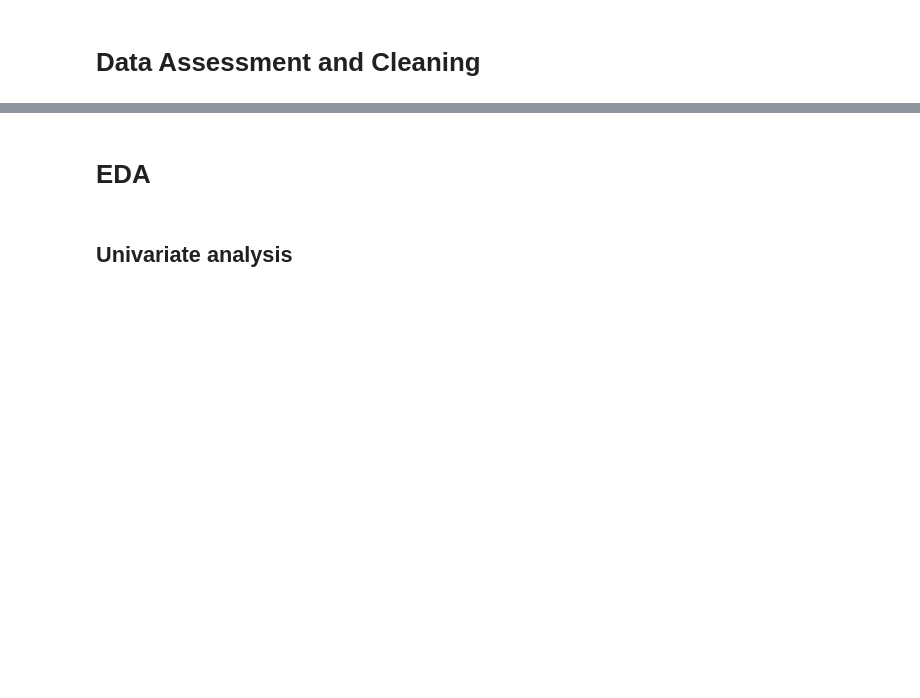
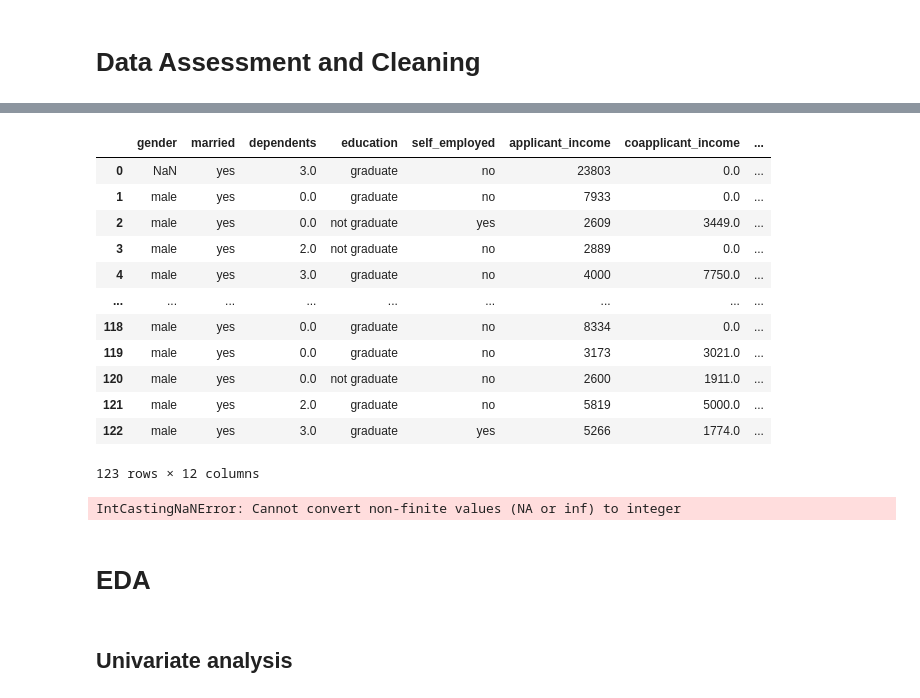
Before and after one commit to althaf-07/loan-sanction-prediction, a Jupyter notebook: notebooks/experimentation.ipynb, the cells around one changed output, grey strips where cells are left out. Drawn from its saved outputs; the diff is of its cells as text; code cells hidden in the pictures; blank space fills up the shorter version.

```diff
--- a/notebooks/experimentation.ipynb
+++ b/notebooks/experimentation.ipynb
@@ -38,6 +60,26 @@ from sklearn.tree import DecisionTreeClassifier
+# %%
+pd.read_csv("data/processed/test.csv")
+# %% [output]
+|  | gender | married | dependents | education | self_employed | applicant_income | coapplicant_income | ... |
+| 0 | NaN | yes | 3.0 | graduate | no | 23803 | 0.0 | ... |
+| 1 | male | yes | 0.0 | graduate | no | 7933 | 0.0 | ... |
+| 2 | male | yes | 0.0 | not graduate | yes | 2609 | 3449.0 | ... |
+| 3 | male | yes | 2.0 | not graduate | no | 2889 | 0.0 | ... |
+| 4 | male | yes | 3.0 | graduate | no | 4000 | 7750.0 | ... |
+| ... | ... | ... | ... | ... | ... | ... | ... | ... |
+| 118 | male | yes | 0.0 | graduate | no | 8334 | 0.0 | ... |
+| 119 | male | yes | 0.0 | graduate | no | 3173 | 3021.0 | ... |
+| 120 | male | yes | 0.0 | not graduate | no | 2600 | 1911.0 | ... |
+| 121 | male | yes | 2.0 | graduate | no | 5819 | 5000.0 | ... |
+| 122 | male | yes | 3.0 | graduate | yes | 5266 | 1774.0 | ... |
+123 rows × 12 columns
 # %%
 # Load the dataset
 df = pd.read_csv("data/raw/loan_sanction_train.csv")
+# %%
+df["dependents"].astype(int)
+# %% [output]
+IntCastingNaNError: Cannot convert non-finite values (NA or inf) to integer
 # %%
 # Understand structure of the dataset
 df.head()
```
Also changed, not shown: parts of 3 cells of this notebook, 13 other files.
